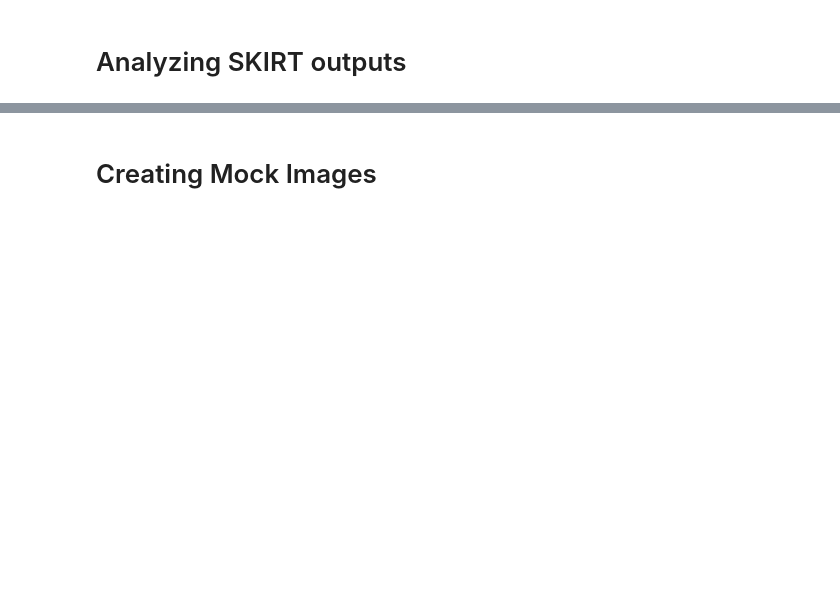
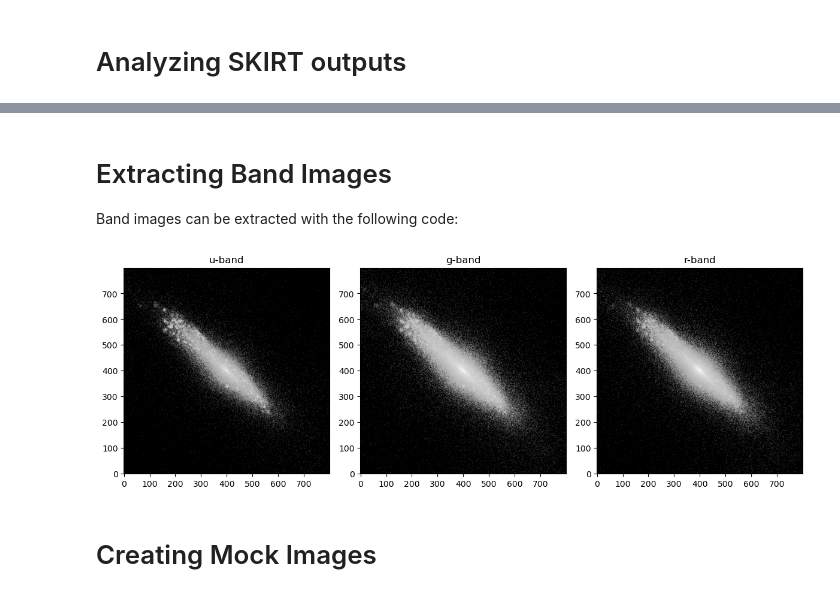
Before and after one commit to mahoganie/SKIRT_tools, a Jupyter notebook: tutorials/3_Analyzing_Outputs.ipynb, the cells around one changed output, grey strips where cells are left out. Cells and saved outputs as stored; diff of their text form; code cells hidden in the pictures; blank space fills up the shorter version.

```diff
--- a/tutorials/3_Analyzing_Outputs.ipynb
+++ b/tutorials/3_Analyzing_Outputs.ipynb
@@ -54,3 +56,27 @@ Luminosity in r-band (Lsun): 10021530340.0
+# %% [markdown]
+# Extracting Band Images
+
+Band images can be extracted with the following code:
+# %%
+
+import matplotlib.colors as mcolors
+
+img_dict, header = sktools.get_band_image(name, rundir, instrument_name="xy", bands=['SDSS_u','SDSS_g','SDSS_r'], include_dust=False)
+
+fig, axs = plt.subplots(1,3,figsize=(12,4))
+cmap = plt.get_cmap('gray').copy()
+cmap.set_bad('black')
+axs[0].imshow(img_dict["SDSS_u"], origin="lower", norm=mcolors.LogNorm(), cmap=cmap)
+axs[0].set_title("u-band")
+axs[1].imshow(img_dict["SDSS_g"], origin="lower", norm=mcolors.LogNorm(), cmap=cmap)
+axs[1].set_title("g-band")
+axs[2].imshow(img_dict["SDSS_r"], origin="lower", norm=mcolors.LogNorm(), cmap=cmap)
+axs[2].set_title("r-band")
+
+plt.tight_layout()
+plt.show()
+# %% [output]
+[figure, added]
 # %% [markdown]
 # Creating Mock Images
 # %% [markdown]
```
Also changed, not shown: parts of 5 cells of this notebook, 2 other files.
